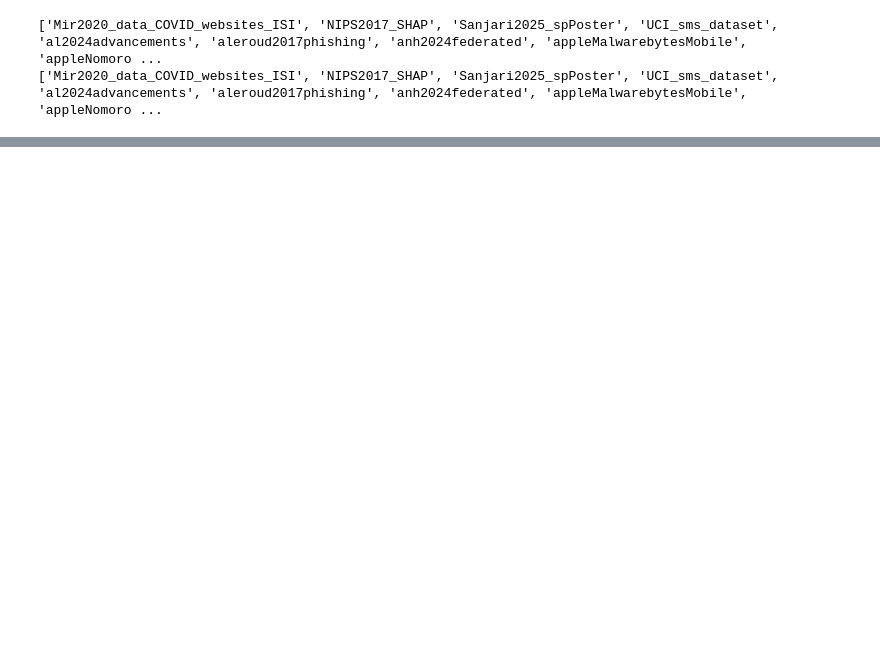
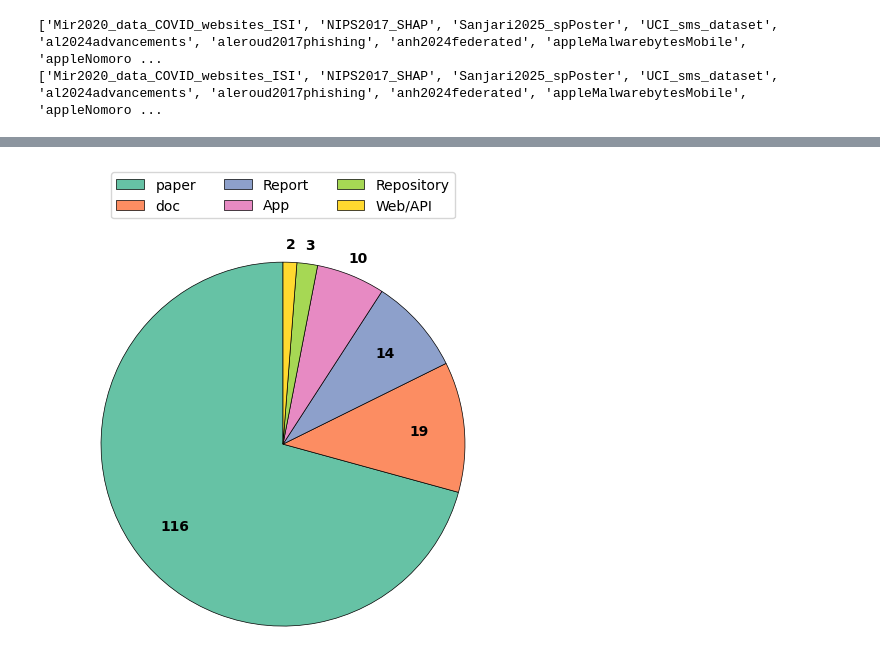
Before and after one commit to MarazMia/SMISH_DT, a Jupyter notebook: Code/papers_stat.ipynb, the cells around one changed output, grey strips where cells are left out. Cells and saved outputs as stored; diff of their text form; code cells hidden in the pictures; blank space fills up the shorter version.

```diff
--- a/Code/papers_stat.ipynb
+++ b/Code/papers_stat.ipynb
@@ -754,3 +765,11 @@ for i in a:
 # %% [output]
 ['Mir2020_data_COVID_websites_ISI', 'NIPS2017_SHAP', 'Sanjari2025_spPoster', 'UCI_sms_dataset', 'al2024advancements', 'aleroud2017phishing', 'anh2024federated', 'appleMalwarebytesMobile', 'appleNomoro ...
 ['Mir2020_data_COVID_websites_ISI', 'NIPS2017_SHAP', 'Sanjari2025_spPoster', 'UCI_sms_dataset', 'al2024advancements', 'aleroud2017phishing', 'anh2024federated', 'appleMalwarebytesMobile', 'appleNomoro ...
+# %%
+for i in list(selected_cat_citation.values())[0]:
+    for j in selected_cat_citation:
+        for k in selected_cat_citation[j]:
+            # print(i,k)
+            if i==k:
+                print(i,'in',j,end=' ')
+    print()
@@ -756,0 +887,24 @@ for i in a:
+# %%
+def replace_multiple_dict_keys(data_dict: dict, key_map: dict) -> dict:
+    if not key_map:
+        return data_dict
+
+    # Create a list of the dictionary's current items (key-value pairs)
+    items = list(data_dict.items())
+
+    # Create a dictionary to map new keys to their values, preserving order
+    new_dict = {}
+
+    for old_key, value in items:
+        # 1. Check if the current key needs to be replaced
+        if old_key in key_map:
+            new_key = key_map[old_key]
+            new_dict[new_key] = value
+        else:
+            # 2. Keep the original key if it's not in the map
+            new_dict[old_key] = value
+
+    return new_dict
+# %%
+selected_cat_citation = replace_multiple_dict_keys(selected_cat_citation,{'Characterization':'Attack Characterization', 'Datasets':'Smishing Datasets', 'Detection':'Smishing Detection'})
+colors = {'Tools and Mobile Apps': '#1f77b4', 'Smishing Detection': '#ff7f0e', 'Attack Characterization': '#2ca02c', 'Smishing Datasets': '#9467bd', 'User Perception & Susceptibility': '#d62728', 'User Training and Regulation':'#808000'}
@@ -756,0 +1134,4 @@ for i in a:
+# %%
+plot_publication_pie_chart(dict(df['type'].value_counts()))
+# %% [output]
+[figure, added]
```
Also changed, not shown: parts of 31 cells of this notebook.
